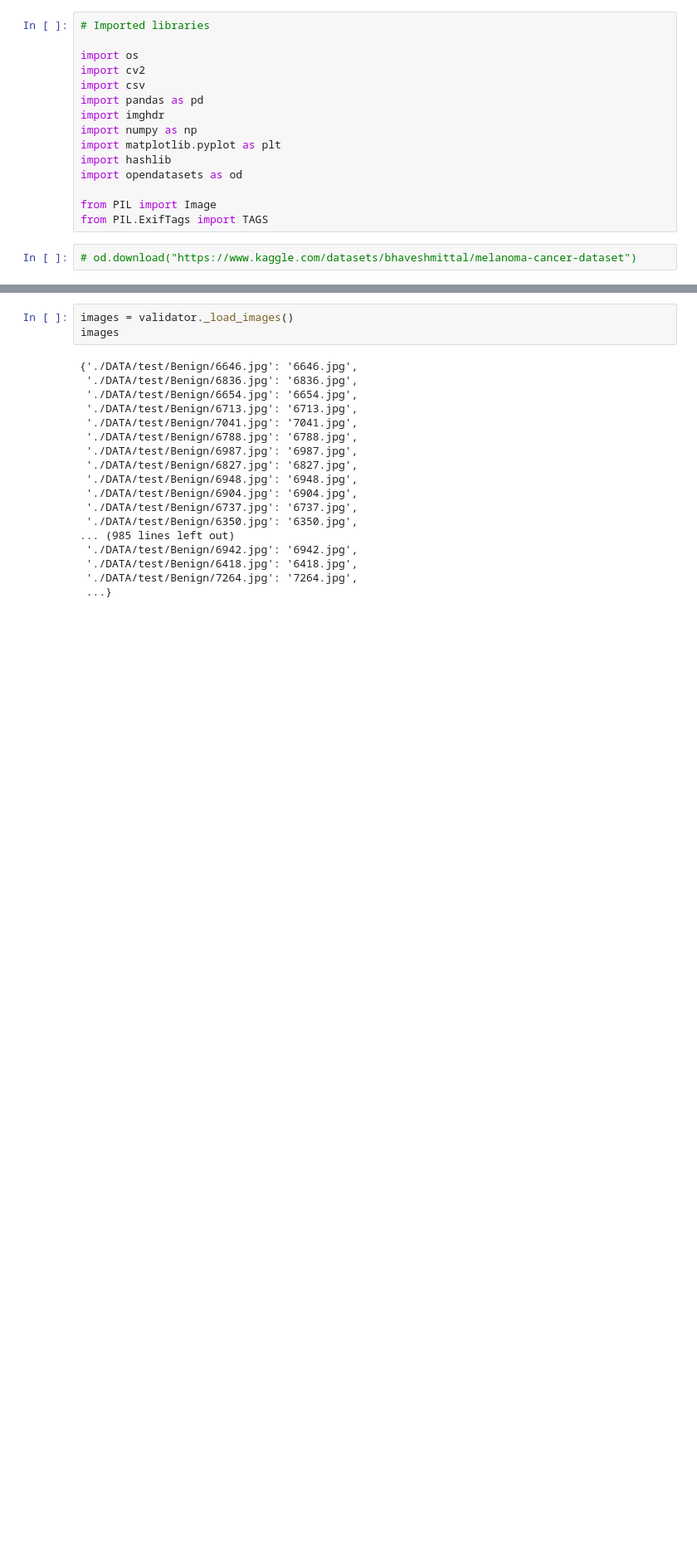
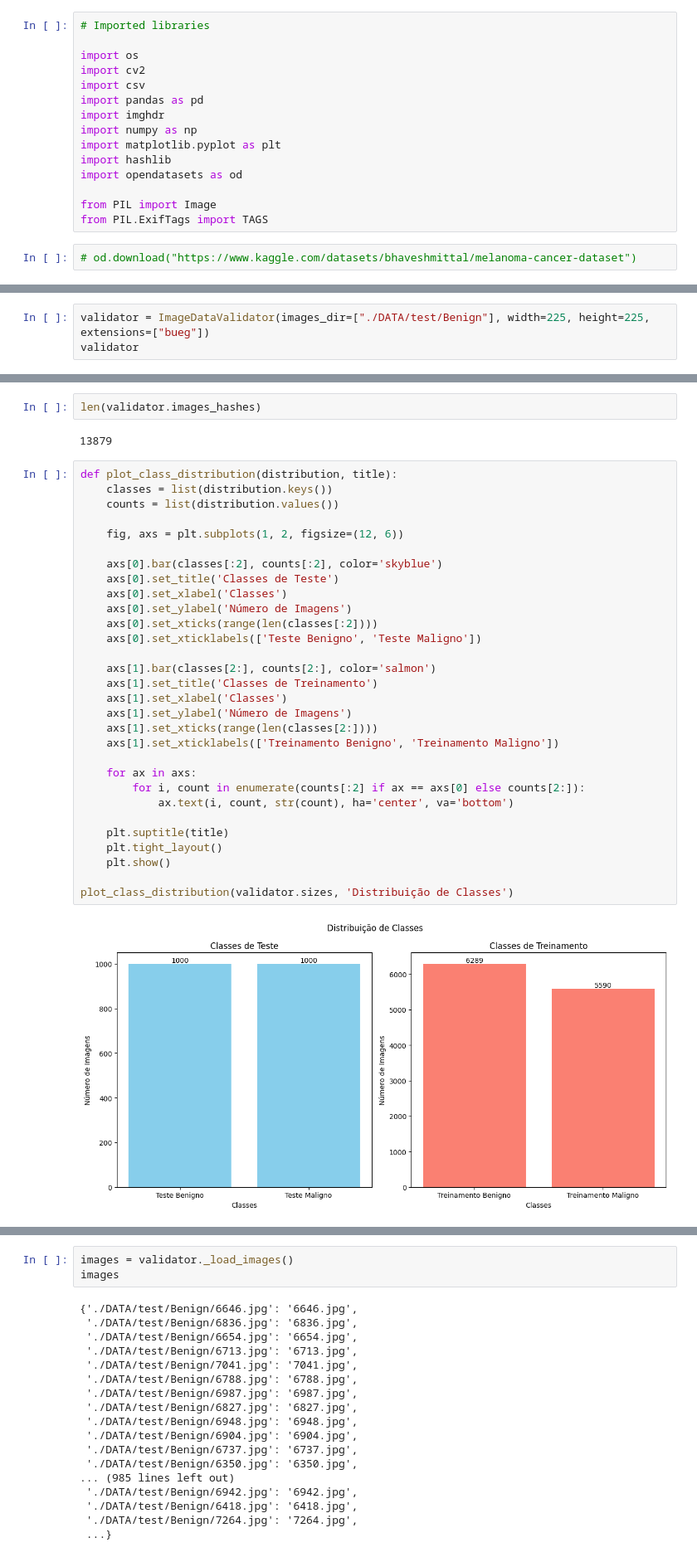
Before and after one commit to matt-balda/melanoma-detection, a Jupyter notebook: DeteccaoMelanoma.ipynb, the cells around one changed output, grey strips where cells are left out. Shown at 83% size. Saved outputs shown, nothing was run; the diff lists cells and outputs as text; blank space fills up the shorter version.

```diff
--- a/DeteccaoMelanoma.ipynb
+++ b/DeteccaoMelanoma.ipynb
@@ -45,0 +50,3 @@ validator
+# %%
+validator = ImageDataValidator(images_dir=["./DATA/test/Benign"], width=225, height=225, extensions=["bueg"])
+validator
@@ -45,0 +148,36 @@ validator
+# %%
+len(validator.images_hashes)
+# %% [output]
+13879
+# %%
+def plot_class_distribution(distribution, title):
+    classes = list(distribution.keys())
+    counts = list(distribution.values())
+
+    fig, axs = plt.subplots(1, 2, figsize=(12, 6))
+
+    axs[0].bar(classes[:2], counts[:2], color='skyblue')
+    axs[0].set_title('Classes de Teste')
+    axs[0].set_xlabel('Classes')
+    axs[0].set_ylabel('Número de Imagens')
+    axs[0].set_xticks(range(len(classes[:2])))
+    axs[0].set_xticklabels(['Teste Benigno', 'Teste Maligno'])
+
+    axs[1].bar(classes[2:], counts[2:], color='salmon')
+    axs[1].set_title('Classes de Treinamento')
+    axs[1].set_xlabel('Classes')
+    axs[1].set_ylabel('Número de Imagens')
+    axs[1].set_xticks(range(len(classes[2:])))
+    axs[1].set_xticklabels(['Treinamento Benigno', 'Treinamento Maligno'])
+
+    for ax in axs:
+        for i, count in enumerate(counts[:2] if ax == axs[0] else counts[2:]):
+            ax.text(i, count, str(count), ha='center', va='bottom')
+
+    plt.suptitle(title)
+    plt.tight_layout()
+    plt.show()
+
+plot_class_distribution(validator.sizes, 'Distribuição de Classes')
+# %% [output]
+[figure, added]
```
Also changed, not shown: parts of 19 cells of this notebook, 1 other file.
